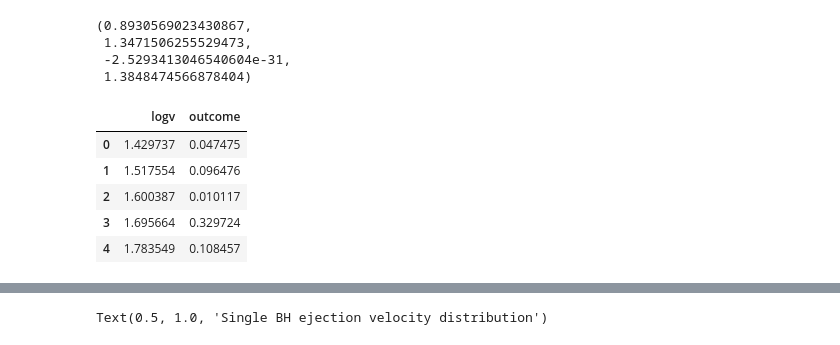
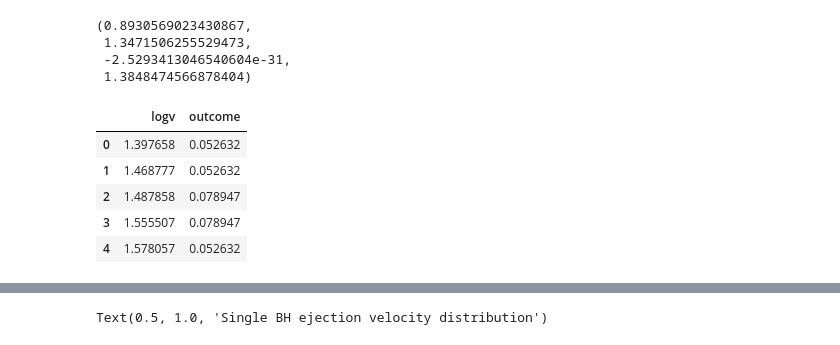
Before and after one commit to pranav-satheesh/Triple-MBH-Illustris, a Jupyter notebook: plot_extraction.ipynb, the cells around one changed output, grey strips where cells are left out. Cells and saved outputs as stored; diff of their text form; code cells hidden in the pictures.

Commit message:
single BH velocity modified and fitted

```diff
--- a/plot_extraction.ipynb
+++ b/plot_extraction.ipynb
@@ -67,12 +67,13 @@ beta.fit(percent)
  -2.5293413046540604e-31,
  1.3848474566878404)
 # %%
-df_trip = pd.read_csv("Data/tripleBH_velocity.csv")
+#df_trip = pd.read_csv("Data/tripleBH_velocity.csv")
+df_trip = pd.read_csv("Data/TripleBH_velocity_modified.csv")
 df_trip.head()
 # %% [output]
 |  | logv | outcome |
-| 0 | 1.429737 | 0.047475 |
-| 1 | 1.517554 | 0.096476 |
-| 2 | 1.600387 | 0.010117 |
-| 3 | 1.695664 | 0.329724 |
-| 4 | 1.783549 | 0.108457 |
+| 0 | 1.397658 | 0.052632 |
+| 1 | 1.468777 | 0.052632 |
+| 2 | 1.487858 | 0.078947 |
+| 3 | 1.555507 | 0.078947 |
+| 4 | 1.578057 | 0.052632 |
```
Also changed, not shown: parts of 4 cells of this notebook, 1 other file.
